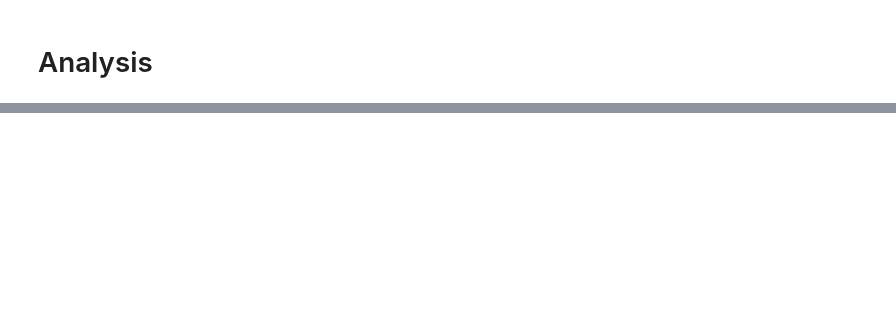
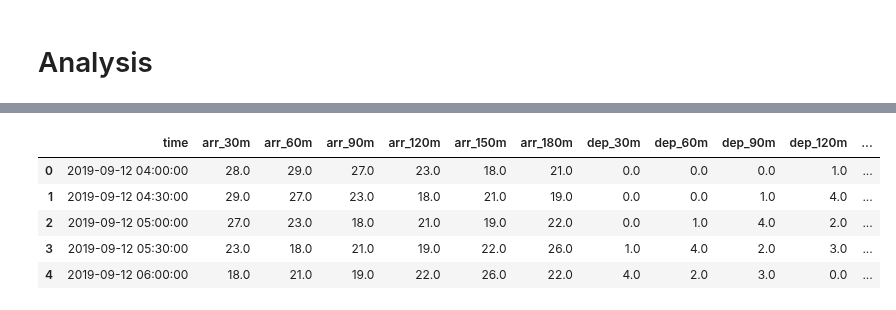
Before and after one commit to junzis/atdelay, a Jupyter notebook: network_delay_gnn.ipynb, the cells around one changed output, grey strips where cells are left out. Cells and saved outputs as stored; diff of their text form; code cells hidden in the pictures; blank space fills up the shorter version.

```diff
--- a/network_delay_gnn.ipynb
+++ b/network_delay_gnn.ipynb
@@ -609,0 +485,9 @@ for airportidx in range(0, min(int(len(airports)), maxPlots)):
+# %%
+results.head()
+# %% [output]
+|  | time | arr_30m | arr_60m | arr_90m | arr_120m | arr_150m | arr_180m | dep_30m | dep_60m | dep_90m | dep_120m | ... |
+| 0 | 2019-09-12 04:00:00 | 28.0 | 29.0 | 27.0 | 23.0 | 18.0 | 21.0 | 0.0 | 0.0 | 0.0 | 1.0 | ... |
+| 1 | 2019-09-12 04:30:00 | 29.0 | 27.0 | 23.0 | 18.0 | 21.0 | 19.0 | 0.0 | 0.0 | 1.0 | 4.0 | ... |
+| 2 | 2019-09-12 05:00:00 | 27.0 | 23.0 | 18.0 | 21.0 | 19.0 | 22.0 | 0.0 | 1.0 | 4.0 | 2.0 | ... |
+| 3 | 2019-09-12 05:30:00 | 23.0 | 18.0 | 21.0 | 19.0 | 22.0 | 26.0 | 1.0 | 4.0 | 2.0 | 3.0 | ... |
+| 4 | 2019-09-12 06:00:00 | 18.0 | 21.0 | 19.0 | 22.0 | 26.0 | 22.0 | 4.0 | 2.0 | 3.0 | 0.0 | ... |
```
Also changed, not shown: parts of 37 cells of this notebook, 8 other files.
